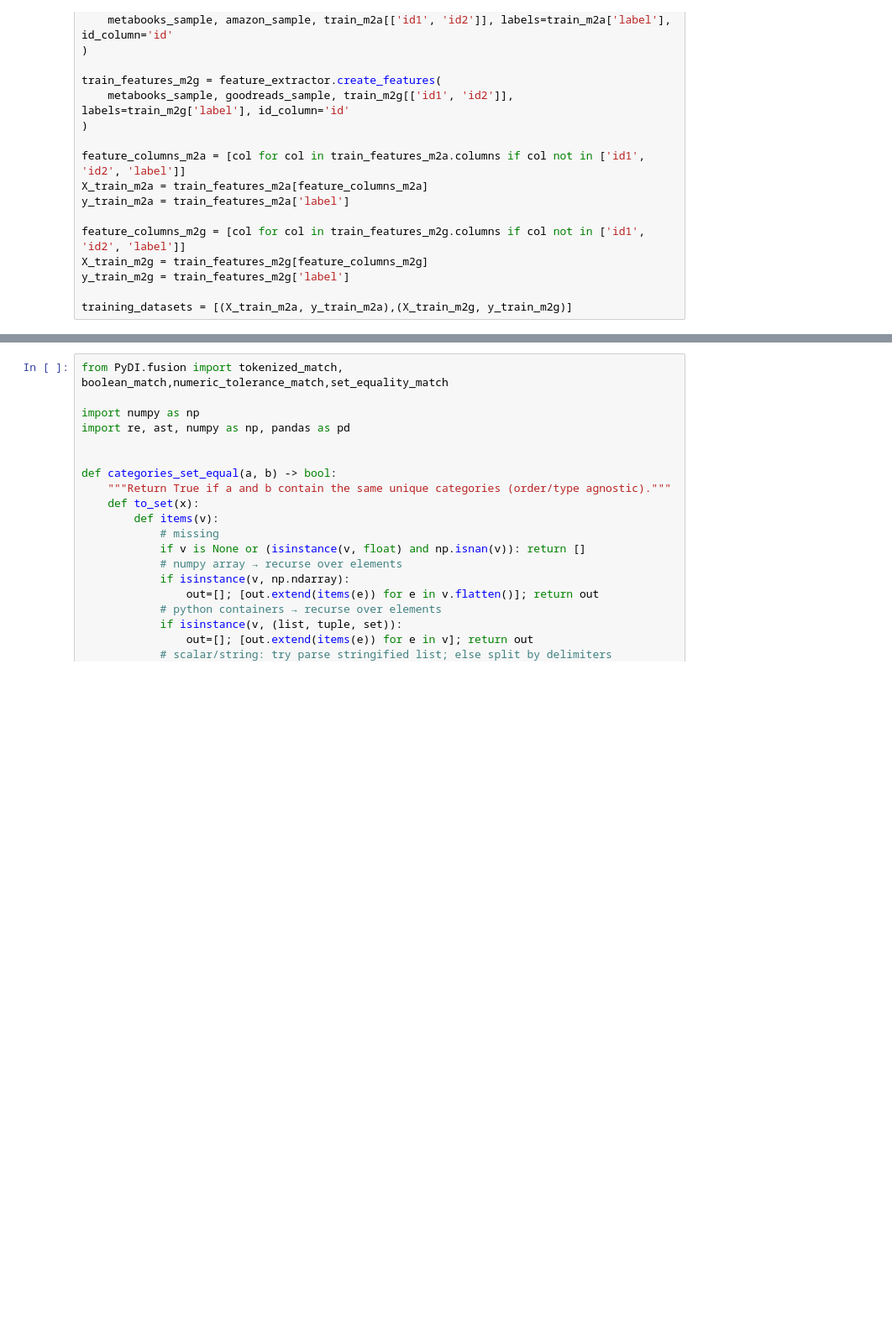
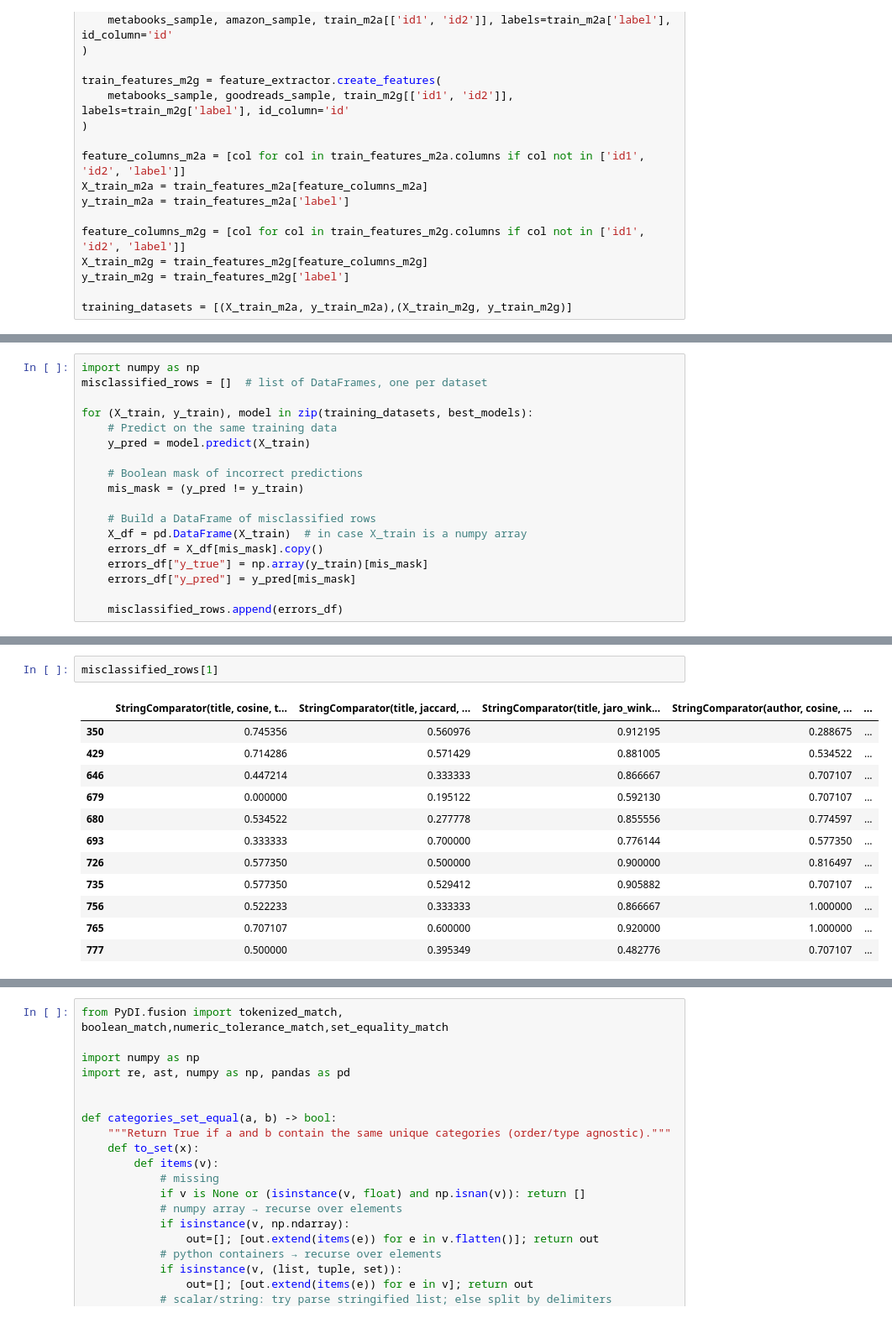
Before and after one commit to gdebus/data-integration-team-project, a Jupyter notebook: books-integration/Books-Integration-ML-EmbeddingBlocker.ipynb, the cells around one changed output, grey strips where cells are left out. Shown at 84% size. Cells and saved outputs as stored; diff of their text form; blank space fills up the shorter version.

Commit message:
- Improvements on Books Dataset.v3

```diff
--- a/books-integration/Books-Integration-ML-EmbeddingBlocker.ipynb
+++ b/books-integration/Books-Integration-ML-EmbeddingBlocker.ipynb
@@ -327,0 +299,18 @@ Traceback (most recent call last):
+# %%
+import numpy as np
+misclassified_rows = []  # list of DataFrames, one per dataset
+
+for (X_train, y_train), model in zip(training_datasets, best_models):
+    # Predict on the same training data
+    y_pred = model.predict(X_train)
+
+    # Boolean mask of incorrect predictions
+    mis_mask = (y_pred != y_train)
+
+    # Build a DataFrame of misclassified rows
+    X_df = pd.DataFrame(X_train)  # in case X_train is a numpy array
+    errors_df = X_df[mis_mask].copy()
+    errors_df["y_true"] = np.array(y_train)[mis_mask]
+    errors_df["y_pred"] = y_pred[mis_mask]
+
+    misclassified_rows.append(errors_df)
@@ -328,3 +328,18 @@ Traceback (most recent call last):
+# %%
+misclassified_rows[1]
+# %% [output]
+|  | StringComparator(title, cosine, t... | StringComparator(title, jaccard, ... | StringComparator(title, jaro_wink... | StringComparator(author, cosine, ... | ... |
+| 350 | 0.745356 | 0.560976 | 0.912195 | 0.288675 | ... |
+| 429 | 0.714286 | 0.571429 | 0.881005 | 0.534522 | ... |
+| 646 | 0.447214 | 0.333333 | 0.866667 | 0.707107 | ... |
+| 679 | 0.000000 | 0.195122 | 0.592130 | 0.707107 | ... |
+| 680 | 0.534522 | 0.277778 | 0.855556 | 0.774597 | ... |
+| 693 | 0.333333 | 0.700000 | 0.776144 | 0.577350 | ... |
+| 726 | 0.577350 | 0.500000 | 0.900000 | 0.816497 | ... |
+| 735 | 0.577350 | 0.529412 | 0.905882 | 0.707107 | ... |
+| 756 | 0.522233 | 0.333333 | 0.866667 | 1.000000 | ... |
+| 765 | 0.707107 | 0.600000 | 0.920000 | 1.000000 | ... |
+| 777 | 0.500000 | 0.395349 | 0.482776 | 0.707107 | ... |
 # %%
 from PyDI.entitymatching import MLBasedMatcher
 
```
Also changed, not shown: parts of 16 cells of this notebook, 11 other files.
